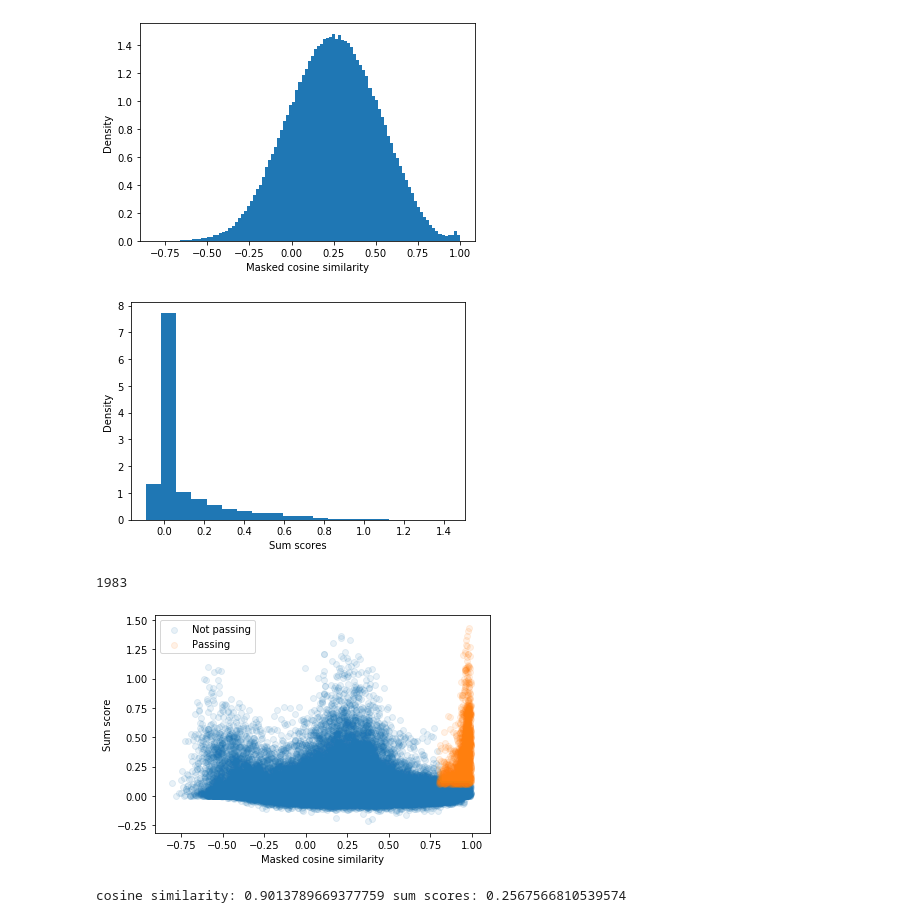
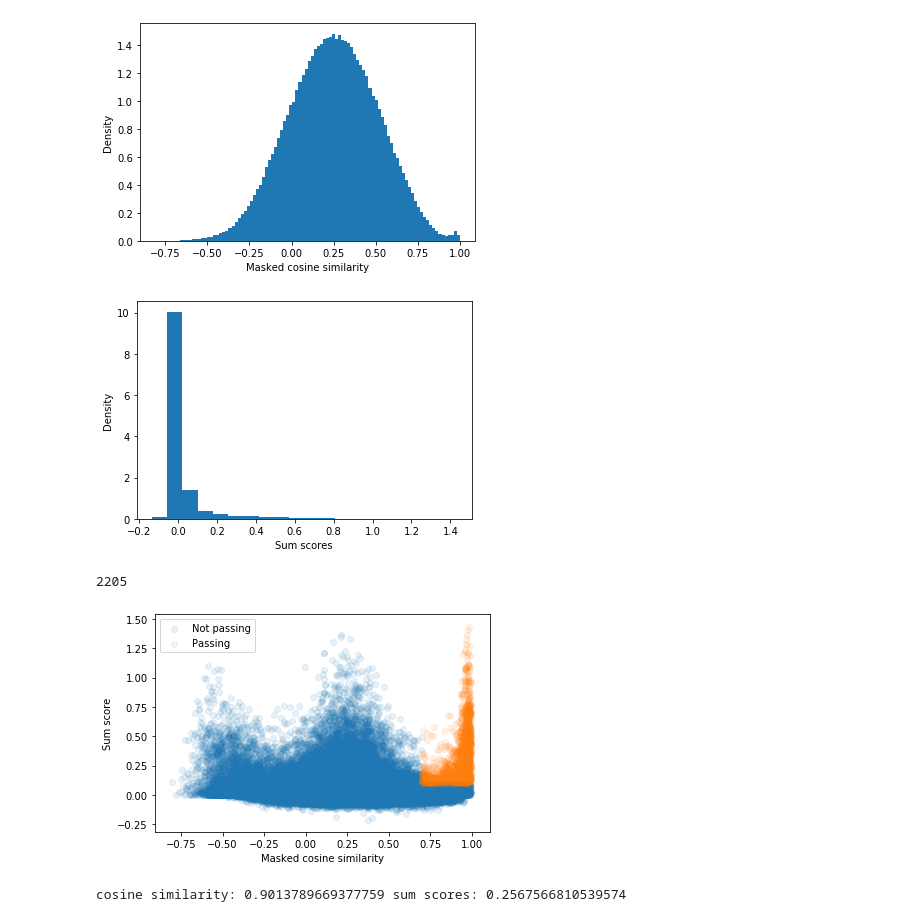
Before and after one commit to kundajelab/pho4, a Jupyter notebook: imp_pair_analysis_PBexoCbf1_profile.ipynb, the cells around one changed output. Saved outputs shown, nothing was run; the diff lists cells and outputs as text; code cells hidden in the pictures.

```diff
--- a/imp_pair_analysis_PBexoCbf1_profile.ipynb
+++ b/imp_pair_analysis_PBexoCbf1_profile.ipynb
@@ -119,14 +119,14 @@ plt.show()
 # %% [output]
 [figure]
 # %%
-masked_cosine_sim_thresh = 0.8
+masked_cosine_sim_thresh = 0.7
 plt.hist(sum_scores.ravel()[masked_cosine_sim.ravel() > masked_cosine_sim_thresh],
          bins=20, density=True)
 plt.xlabel("Sum scores")
 plt.ylabel("Density")
 plt.show()
 # %% [output]
-[figure, old version]
+[figure, new version]
 # %%
 sum_score_thresh = 0.1
 threshold_passers = ((masked_cosine_sim > masked_cosine_sim_thresh)*
@@ -135,7 +135,7 @@ threshold_passers = ((masked_cosine_sim > masked_cosine_sim_thresh)*
 hit_locations = list(zip(*np.nonzero(threshold_passers)))
 len(hit_locations)
 # %% [output]
-1983
+2205
 # %%
 handles = []
 handles.append(
@@ -149,7 +149,7 @@ plt.ylabel("Sum score")
 plt.legend(handles=handles, labels=["Not passing", "Passing"])
 plt.show()
 # %% [output]
-[figure, old version]
+[figure, new version]
 # %%
 hit_locations = list(zip(*np.nonzero(threshold_passers)))
 num_to_viz = 3
```
Also changed, not shown: parts of 11 cells of this notebook, 1 other file.
